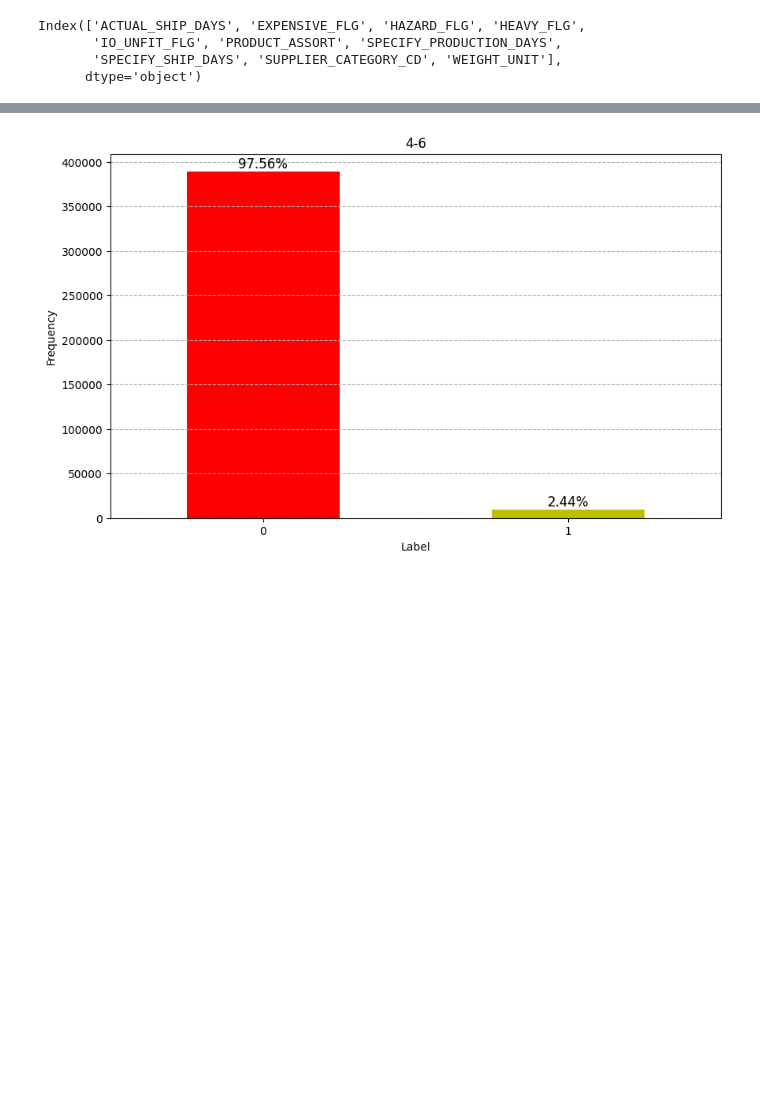
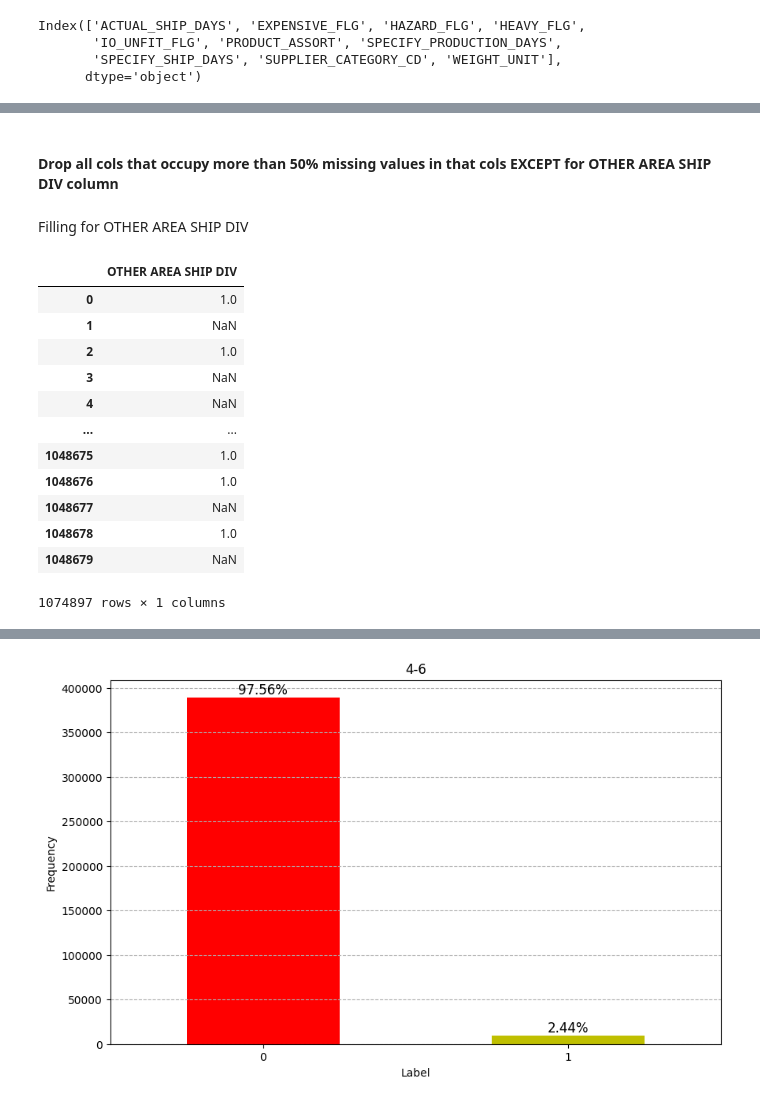
Before and after one commit to tuikhongtenbo/Python_ML, a Jupyter notebook: BaitapDS108/Lab 4/Lab 4.ipynb, the cells around one changed output, grey strips where cells are left out. Saved outputs shown, nothing was run; the diff lists cells and outputs as text; code cells hidden in the pictures; blank space fills up the shorter version.

```diff
--- a/BaitapDS108/Lab 4/Lab 4.ipynb
+++ b/BaitapDS108/Lab 4/Lab 4.ipynb
@@ -135,0 +237,27 @@ Index(['ACTUAL_SHIP_DAYS', 'EXPENSIVE_FLG', 'HAZARD_FLG', 'HEAVY_FLG',
+# %% [markdown]
+#### Drop all cols that occupy more than 50% missing values in that cols EXCEPT for OTHER AREA SHIP DIV column
+# %%
+drop_cols_4_6 = missing_4_6[missing_4_6['percentage'] > 50].index
+data_4_6 = data_4_6.drop(columns=drop_cols_4_6)
+
+drop_cols_7_9 = missing_7_9[missing_7_9['percentage'] > 50].index
+drop_cols_7_9 = drop_cols_7_9[drop_cols_7_9 != 'OTHER AREA SHIP DIV']
+data_7_9 = data_7_9.drop(columns=drop_cols_7_9)
+# %% [markdown]
+Filling for OTHER AREA SHIP DIV
+# %%
+data_7_9[['OTHER AREA SHIP DIV']]
+# %% [output]
+|  | OTHER AREA SHIP DIV |
+| 0 | 1.0 |
+| 1 | NaN |
+| 2 | 1.0 |
+| 3 | NaN |
+| 4 | NaN |
+| ... | ... |
+| 1048675 | 1.0 |
+| 1048676 | 1.0 |
+| 1048677 | NaN |
+| 1048678 | 1.0 |
+| 1048679 | NaN |
+1074897 rows × 1 columns
```
Also changed, not shown: parts of 21 cells of this notebook.
